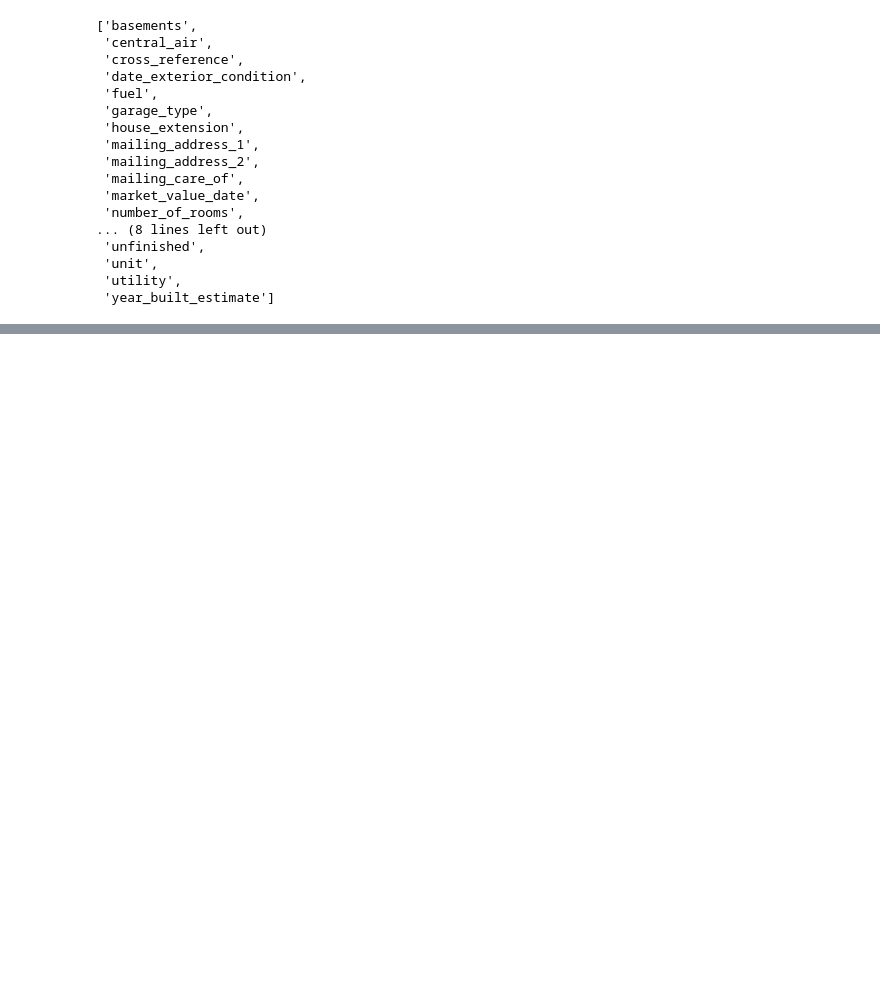
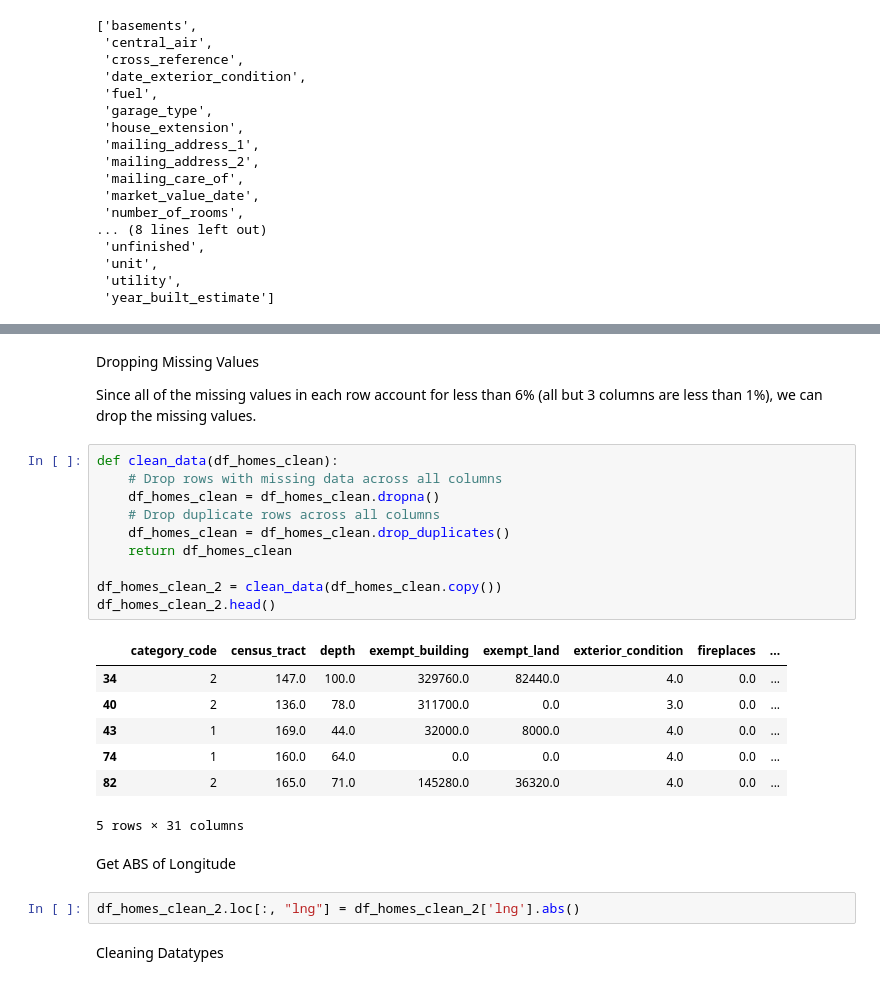
Before and after one commit to pwjensen/CMPSC445, a Jupyter notebook: Project1_445.ipynb, the cells around one changed output, grey strips where cells are left out. Saved outputs shown, nothing was run; the diff lists cells and outputs as text; blank space fills up the shorter version.

```diff
--- a/Project1_445.ipynb
+++ b/Project1_445.ipynb
@@ -443,0 +230,28 @@ print(corr.market_value)
+# %% [markdown]
+Dropping Missing Values
+
+Since all of the missing values in each row account for less than 6% (all but 3 columns are less than 1%), we can drop the missing values.
+# %%
+def clean_data(df_homes_clean):
+    # Drop rows with missing data across all columns
+    df_homes_clean = df_homes_clean.dropna()
+    # Drop duplicate rows across all columns
+    df_homes_clean = df_homes_clean.drop_duplicates()
+    return df_homes_clean
+
+df_homes_clean_2 = clean_data(df_homes_clean.copy())
+df_homes_clean_2.head()
+# %% [output]
+|  | category_code | census_tract | depth | exempt_building | exempt_land | exterior_condition | fireplaces | ... |
+| 34 | 2 | 147.0 | 100.0 | 329760.0 | 82440.0 | 4.0 | 0.0 | ... |
+| 40 | 2 | 136.0 | 78.0 | 311700.0 | 0.0 | 3.0 | 0.0 | ... |
+| 43 | 1 | 169.0 | 44.0 | 32000.0 | 8000.0 | 4.0 | 0.0 | ... |
+| 74 | 1 | 160.0 | 64.0 | 0.0 | 0.0 | 4.0 | 0.0 | ... |
+| 82 | 2 | 165.0 | 71.0 | 145280.0 | 36320.0 | 4.0 | 0.0 | ... |
+5 rows × 31 columns
+# %% [markdown]
+Get ABS of Longitude
+# %%
+df_homes_clean_2.loc[:, "lng"] = df_homes_clean_2['lng'].abs()
+# %% [markdown]
+Cleaning Datatypes
```
Also changed, not shown: parts of 103 cells of this notebook, 1 other file.
